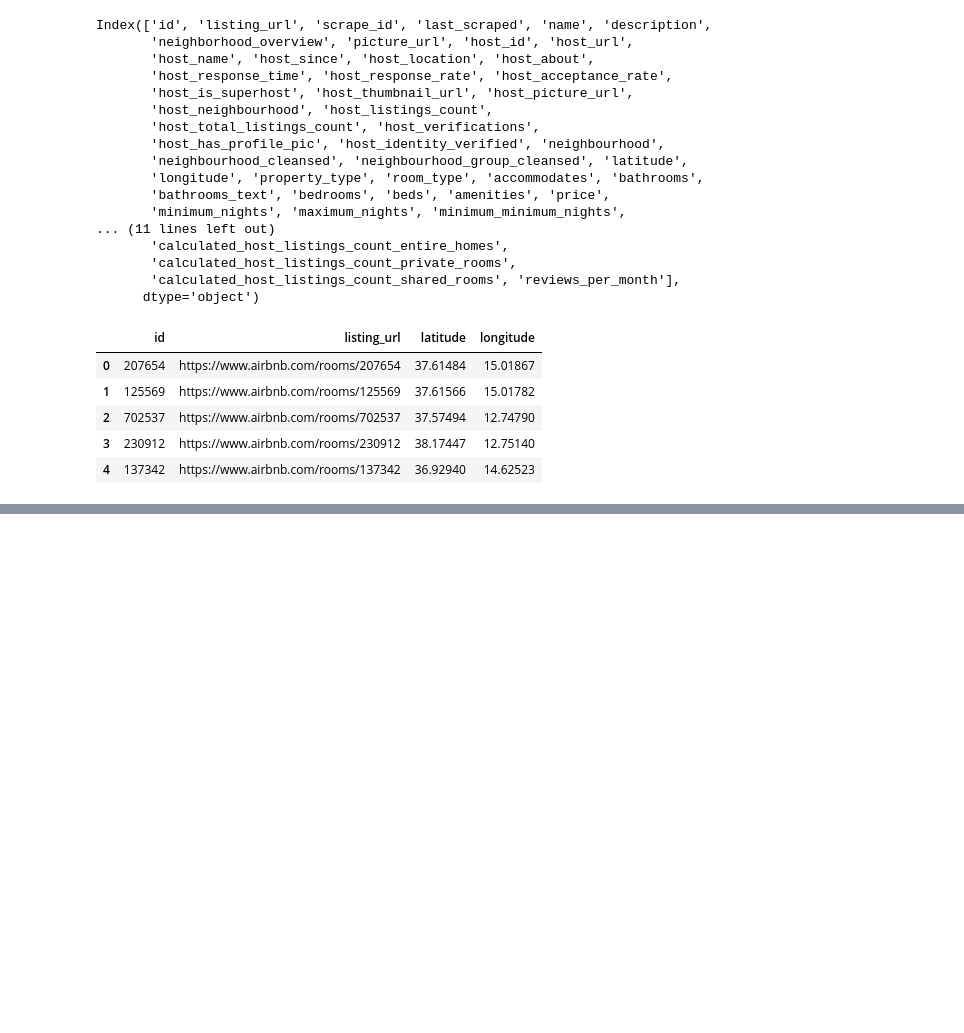
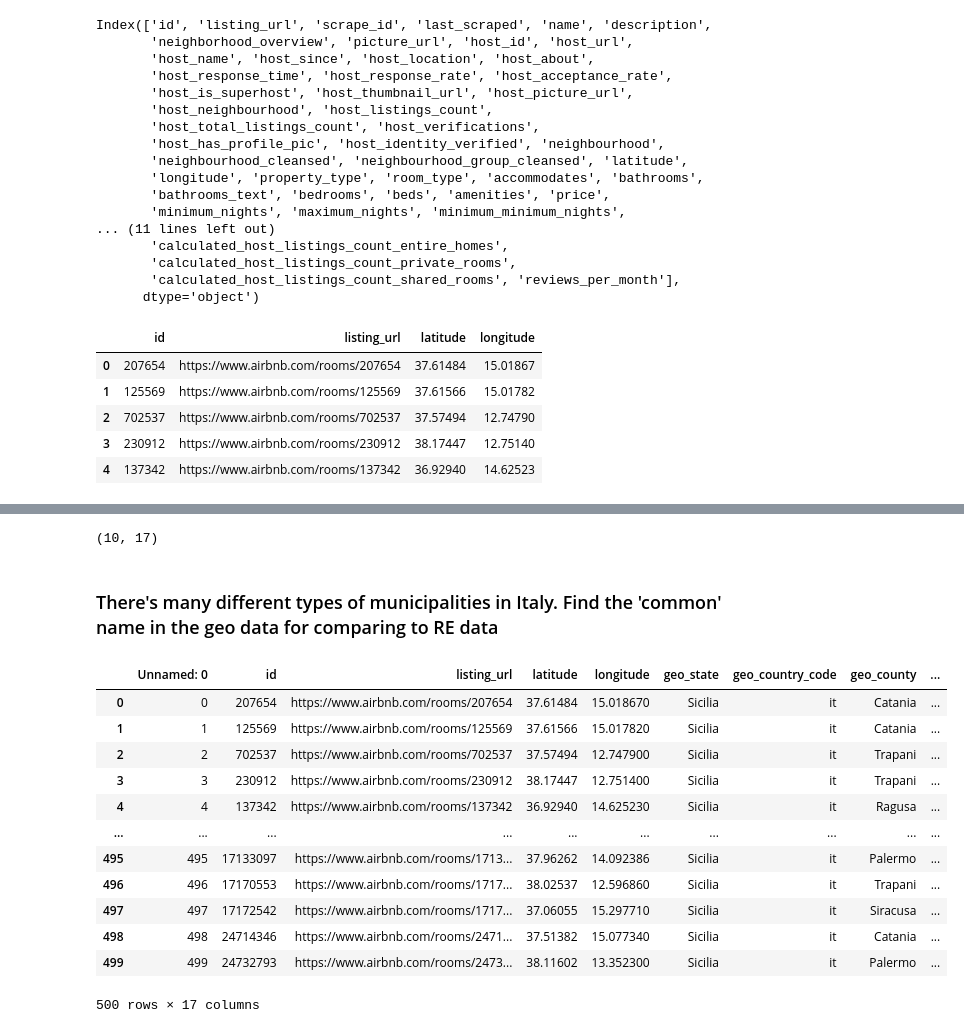
Before and after one commit to reallylongaddress/abnb_preprocessor, a Jupyter notebook: notebooks/abnb_lookup_municipality.ipynb, the cells around one changed output, grey strips where cells are left out. Saved outputs shown, nothing was run; the diff lists cells and outputs as text; code cells hidden in the pictures; blank space fills up the shorter version.

```diff
--- a/notebooks/abnb_lookup_municipality.ipynb
+++ b/notebooks/abnb_lookup_municipality.ipynb
@@ -152,0 +143,29 @@ ld_df2
+# %%
+abnb_df = ld_df2.copy()
+re_df = real_estate_df.copy()
+
+abnb_df.shape
+# %% [output]
+(10, 17)
+# %% [markdown]
+### There's many different types of municipalities in Italy.  Find the 'common' name in the geo data for comparing to RE data
+# %%
+abnb_df_path = data_path + 'derived/abnb_geo_df_500.csv'
+abnb_df = pd.read_csv(abnb_df_path)
+abnb_df.drop(columns=['geo_municipality'], inplace=True)
+abnb_df.fillna('', inplace=True)
+abnb_df
+# %% [output]
+|  | Unnamed: 0 | id | listing_url | latitude | longitude | geo_state | geo_country_code | geo_county | ... |
+| 0 | 0 | 207654 | https://www.airbnb.com/rooms/207654 | 37.61484 | 15.018670 | Sicilia | it | Catania | ... |
+| 1 | 1 | 125569 | https://www.airbnb.com/rooms/125569 | 37.61566 | 15.017820 | Sicilia | it | Catania | ... |
+| 2 | 2 | 702537 | https://www.airbnb.com/rooms/702537 | 37.57494 | 12.747900 | Sicilia | it | Trapani | ... |
+| 3 | 3 | 230912 | https://www.airbnb.com/rooms/230912 | 38.17447 | 12.751400 | Sicilia | it | Trapani | ... |
+| 4 | 4 | 137342 | https://www.airbnb.com/rooms/137342 | 36.92940 | 14.625230 | Sicilia | it | Ragusa | ... |
+| ... | ... | ... | ... | ... | ... | ... | ... | ... | ... |
+| 495 | 495 | 17133097 | https://www.airbnb.com/rooms/1713... | 37.96262 | 14.092386 | Sicilia | it | Palermo | ... |
+| 496 | 496 | 17170553 | https://www.airbnb.com/rooms/1717... | 38.02537 | 12.596860 | Sicilia | it | Trapani | ... |
+| 497 | 497 | 17172542 | https://www.airbnb.com/rooms/1717... | 37.06055 | 15.297710 | Sicilia | it | Siracusa | ... |
+| 498 | 498 | 24714346 | https://www.airbnb.com/rooms/2471... | 37.51382 | 15.077340 | Sicilia | it | Catania | ... |
+| 499 | 499 | 24732793 | https://www.airbnb.com/rooms/2473... | 38.11602 | 13.352300 | Sicilia | it | Palermo | ... |
+500 rows × 17 columns
```
Also changed, not shown: parts of 22 cells of this notebook.
